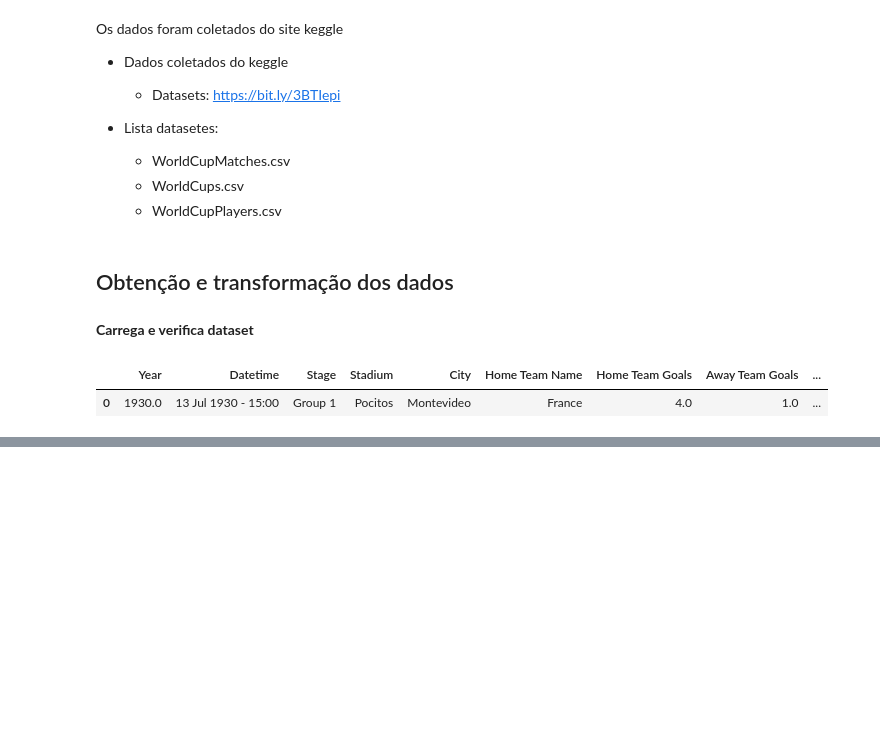
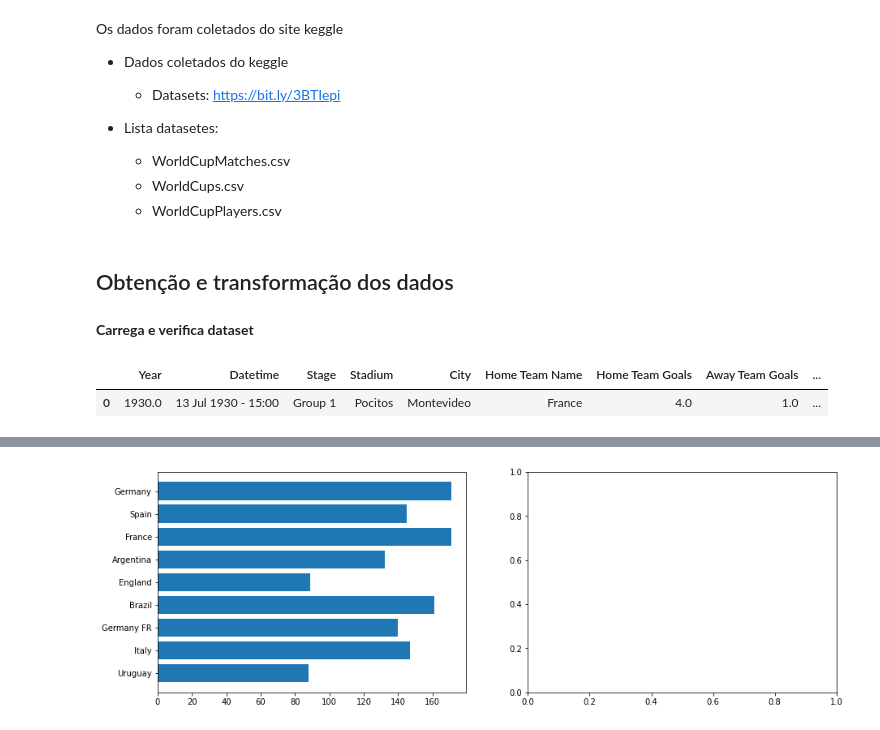
Before and after one commit to leonarddocchagas/data_science, a Jupyter notebook: FIFA_World_Cup.ipynb, the cells around one changed output, grey strips where cells are left out. Cells and saved outputs as stored; diff of their text form; code cells hidden in the pictures; blank space fills up the shorter version.

```diff
--- a/FIFA_World_Cup.ipynb
+++ b/FIFA_World_Cup.ipynb
@@ -49,0 +174,10 @@ df_wcplayers.head()
+# %%
+# ranking e evolução dos gols
+fig, (ax, ax1) = plt.subplots(ncols=2, nrows=1, figsize=(15, 5))
+
+# campeões do mundo
+ax.barh(df_wordcups['Winner'], df_wordcups['GoalsScored'])
+
+plt.show()
+# %% [output]
+[figure, added]
```
Also changed, not shown: parts of 19 cells of this notebook.
